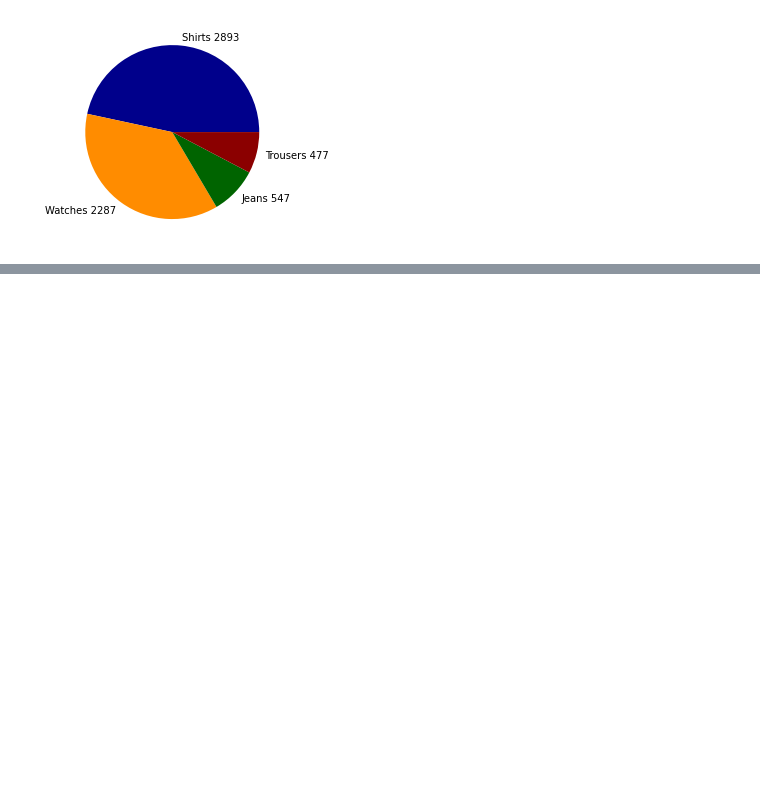
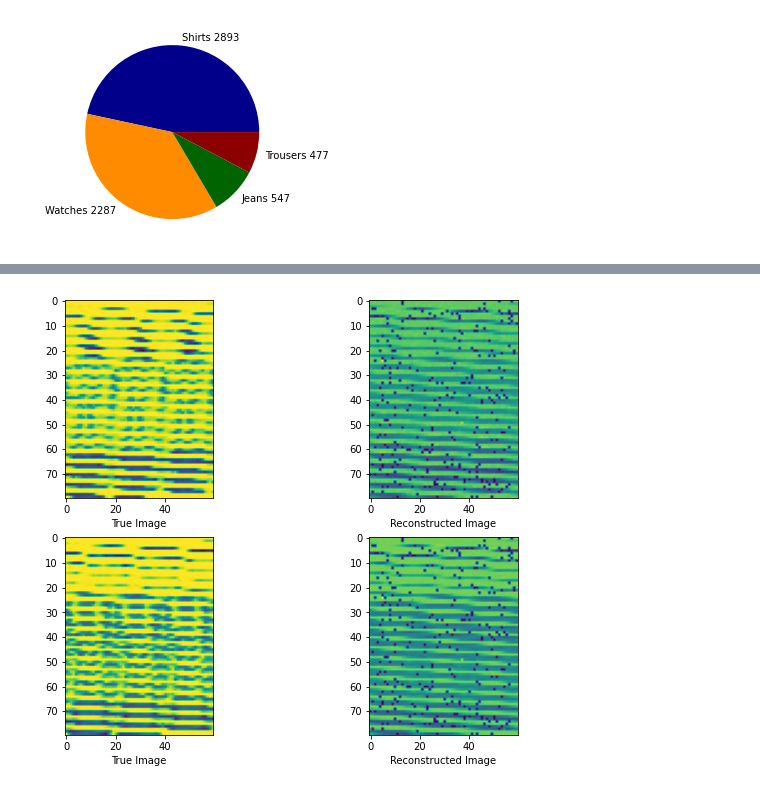
Before and after one commit to Elmaravilla7/ProjML, a Jupyter notebook: Untitled.ipynb, the cells around one changed output, grey strips where cells are left out. Cells and saved outputs as stored; diff of their text form; code cells hidden in the pictures; blank space fills up the shorter version.

```diff
--- a/Untitled.ipynb
+++ b/Untitled.ipynb
@@ -454,0 +427,21 @@ KeyError: 'class'
+# %%
+def plotFig(true_img,predicted_img):
+    rows=2
+    cols=2
+    fig, axes = plt.subplots(rows,cols,figsize=(cols*5,rows*4))
+    plotnum=1
+    pos=range(rows)
+    for idx in pos:
+        plt.subplot(rows,cols,plotnum)
+        matplotlib.pyplot.imshow(true_img[idx].copy().reshape(80,60))
+        plt.xlabel("True Image")
+        plotnum=plotnum+1
+        plt.subplot(rows,cols,plotnum)
+        matplotlib.pyplot.imshow(predicted_img[idx].copy().reshape(80,60))
+        plt.xlabel("Reconstructed Image")
+        plotnum=plotnum+1
+    plt.show()
+
+plotFig(values,predictions)
+# %% [output]
+[figure, added]
```
Also changed, not shown: parts of 14 cells of this notebook.
